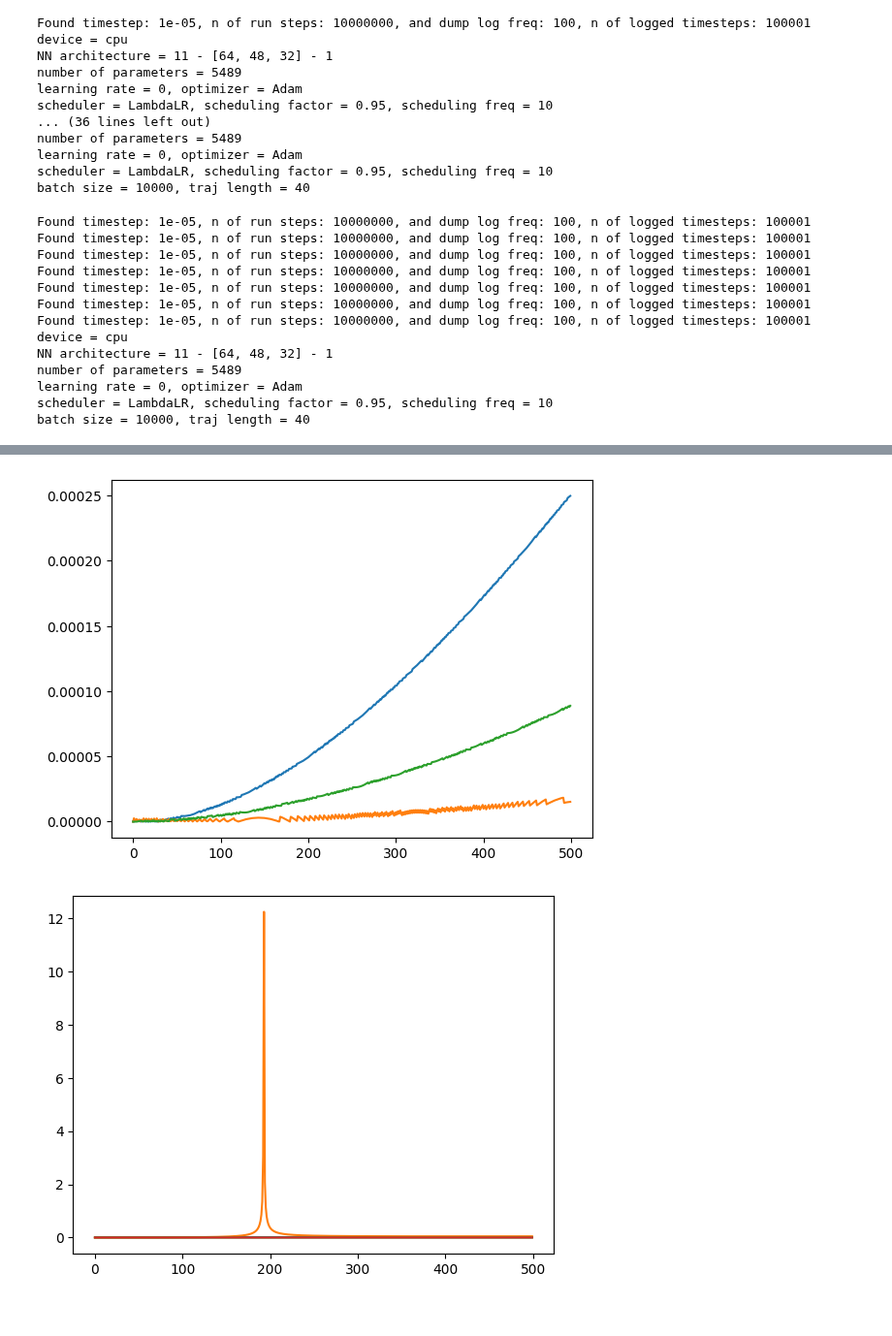
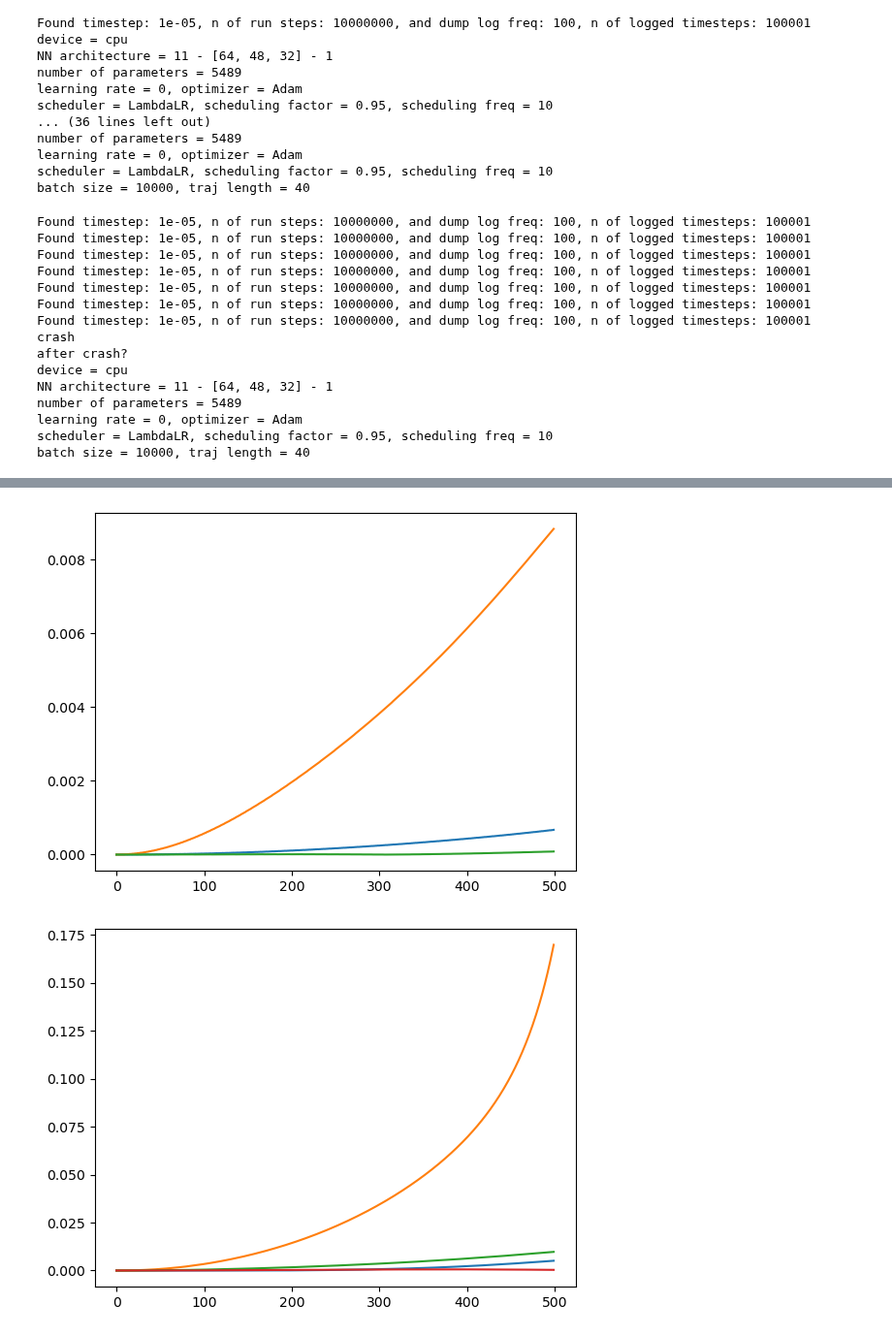
Before and after one commit to jakublala/coarsegrained-md-neural-ode, a Jupyter notebook: plotting.ipynb, the cells around one changed output, grey strips where cells are left out. Shown at 97% size. Saved outputs shown, nothing was run; the diff lists cells and outputs as text; code cells hidden in the pictures.

Commit message:
fixed plotting error

```diff
--- a/plotting.ipynb
+++ b/plotting.ipynb
@@ -18,14 +18,17 @@ def load_trainer(folder):
         folder = 'dataset/single_temp_small',
         device = torch.device('cpu'),
         epochs = 1,
+        training_fraction = 1.0,
         start_epoch = 0,
         optimizer = 'Adam',
+        eval_init_skip=None,
         batch_length=40,
         batch_size=10000,
         batch_length_step=2,
         batch_length_freq=1,
         shuffle=True,
         num_workers=0,
+        traj_step=1,
         learning_rate=0,
         nn_widths=[64, 48, 32],
         activation_function='tanh',
@@ -43,7 +46,7 @@ def load_trainer(folder):
         scheduling_freq=10,
         evaluation_freq=5,
         checkpoint_freq=5,
-        loss_func = 'final-2',
+        loss_func = 'final-mse',
         sigopt=True,
         )
 
@@ -436,7 +439,7 @@ scheduler = LambdaLR, scheduling factor = 0.95, scheduling freq = 10
 batch size = 10000, traj length = 40
 # %%
 # Divergence
-trainer = load_trainer(f'results/archive/2022-08-11/12-39-15')
+trainer = load_trainer(f'results/2022-08-23/12-56-13/100')
 
 with torch.no_grad():
     traj_length = 500
@@ -479,6 +482,8 @@ Found timestep: 1e-05, n of run steps: 10000000, and dump log freq: 100, n of lo
 Found timestep: 1e-05, n of run steps: 10000000, and dump log freq: 100, n of logged timesteps: 100001
 Found timestep: 1e-05, n of run steps: 10000000, and dump log freq: 100, n of logged timesteps: 100001
 Found timestep: 1e-05, n of run steps: 10000000, and dump log freq: 100, n of logged timesteps: 100001
+crash
+after crash?
 device = cpu
 NN architecture = 11 - [64, 48, 32] - 1
 number of parameters = 5489
@@ -490,2 +495,2 @@ batch size = 10000, traj length = 40
-[figure, old version]
+[figure, new version]
-[figure, old version]
+[figure, new version]
```
Also changed, not shown: parts of 1 cell of this notebook, 2 other files.
